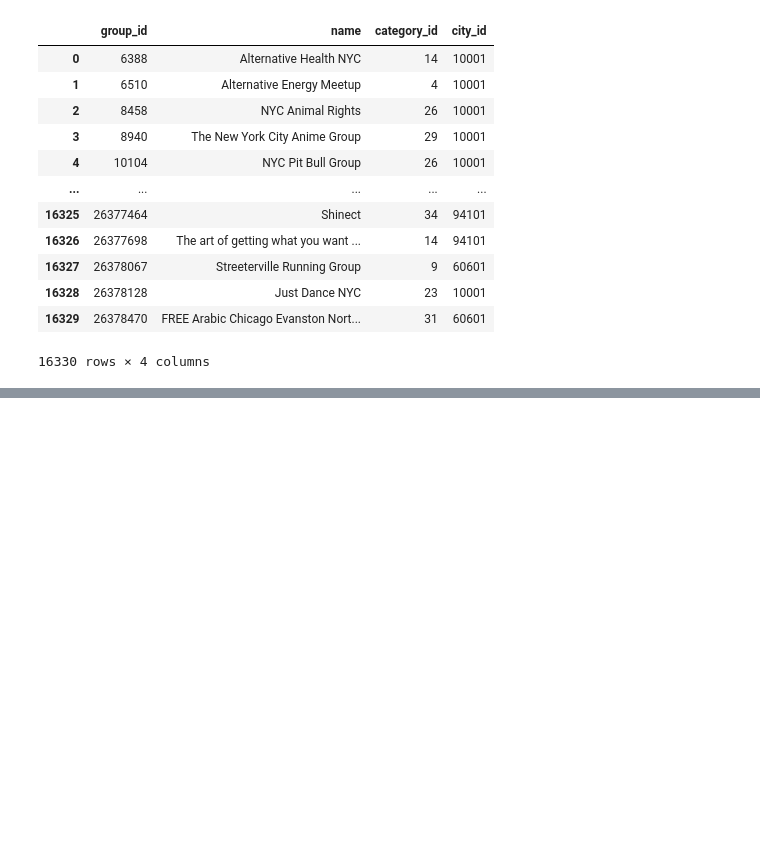
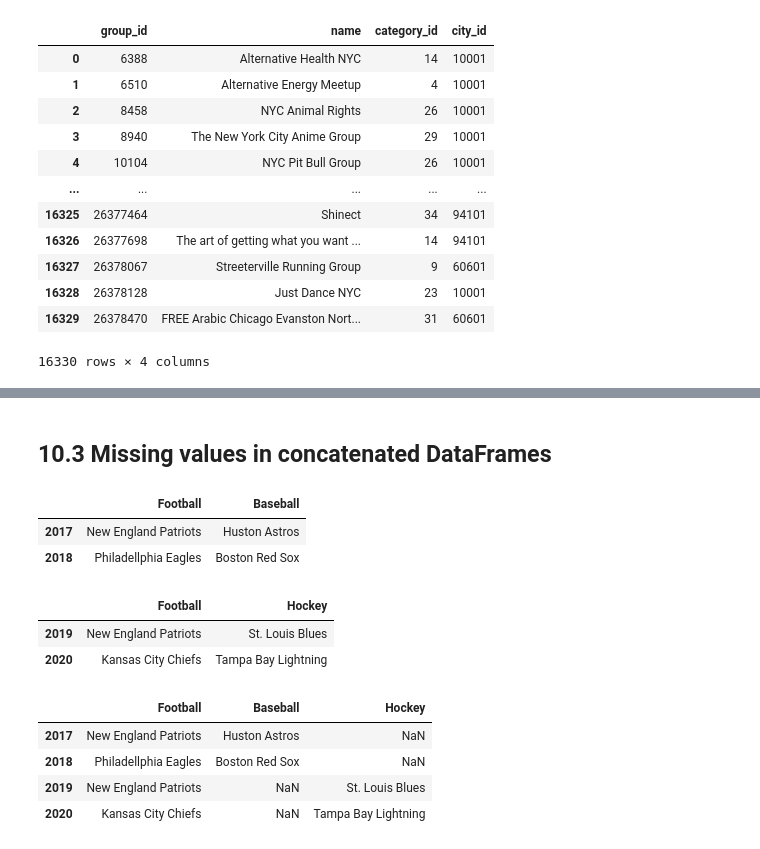
Before and after one commit to ljyGmail/pandas_in_action, a Jupyter notebook: ch10_merging_joining_and_concatenating.ipynb, the cells around one changed output, grey strips where cells are left out. Saved outputs shown, nothing was run; the diff lists cells and outputs as text; code cells hidden in the pictures; blank space fills up the shorter version.

```diff
--- a/ch10_merging_joining_and_concatenating.ipynb
+++ b/ch10_merging_joining_and_concatenating.ipynb
@@ -106,0 +123,40 @@ pd.concat()
+# %% [markdown]
+## 10.3 Missing values in concatenated DataFrames
+# %%
+sports_champions_A = pd.DataFrame(
+    data=[
+        ["New England Patriots", "Huston Astros"],
+        ["Philadellphia Eagles", "Boston Red Sox"]
+    ],
+    columns=["Football", "Baseball"],
+    index=[2017, 2018]
+)
+
+sports_champions_A
+# %% [output]
+|  | Football | Baseball |
+| 2017 | New England Patriots | Huston Astros |
+| 2018 | Philadellphia Eagles | Boston Red Sox |
+# %%
+sports_champions_B = pd.DataFrame(
+    data=[
+        ["New England Patriots", "St. Louis Blues"],
+        ["Kansas City Chiefs", "Tampa Bay Lightning"]
+    ],
+    columns=["Football", "Hockey"],
+    index=[2019, 2020]
+)
+
+sports_champions_B
+# %% [output]
+|  | Football | Hockey |
+| 2019 | New England Patriots | St. Louis Blues |
+| 2020 | Kansas City Chiefs | Tampa Bay Lightning |
+# %%
+pd.concat(objs=[sports_champions_A, sports_champions_B])
+# %% [output]
+|  | Football | Baseball | Hockey |
+| 2017 | New England Patriots | Huston Astros | NaN |
+| 2018 | Philadellphia Eagles | Boston Red Sox | NaN |
+| 2019 | New England Patriots | NaN | St. Louis Blues |
+| 2020 | Kansas City Chiefs | NaN | Tampa Bay Lightning |
```
Also changed, not shown: parts of 5 cells of this notebook.
